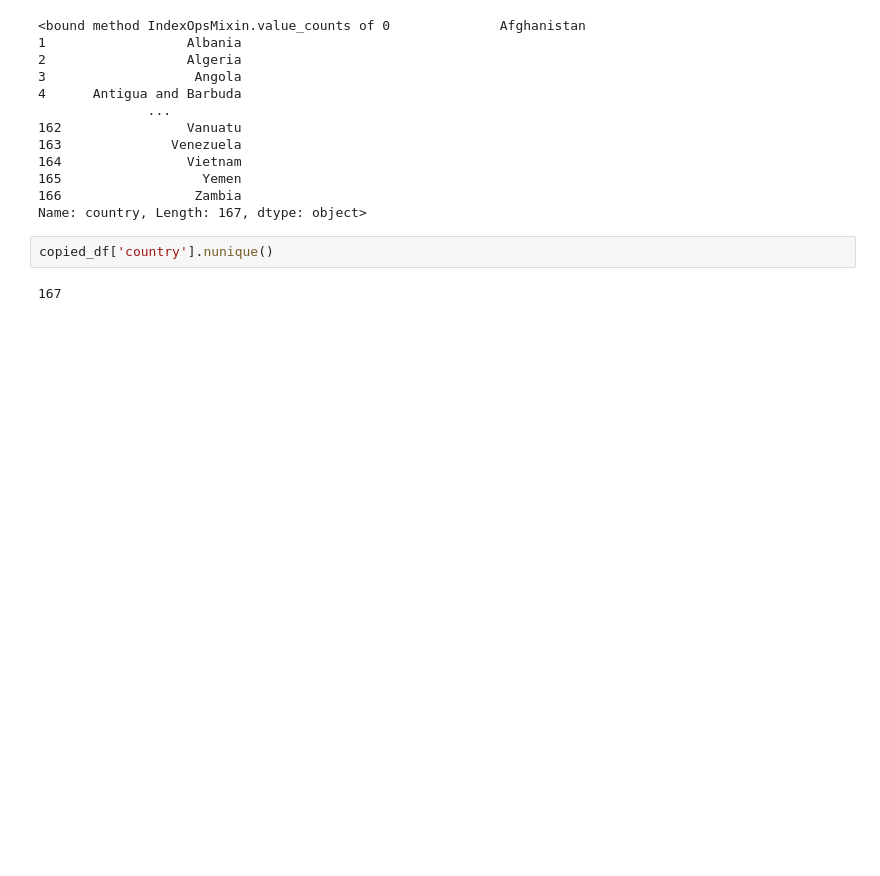
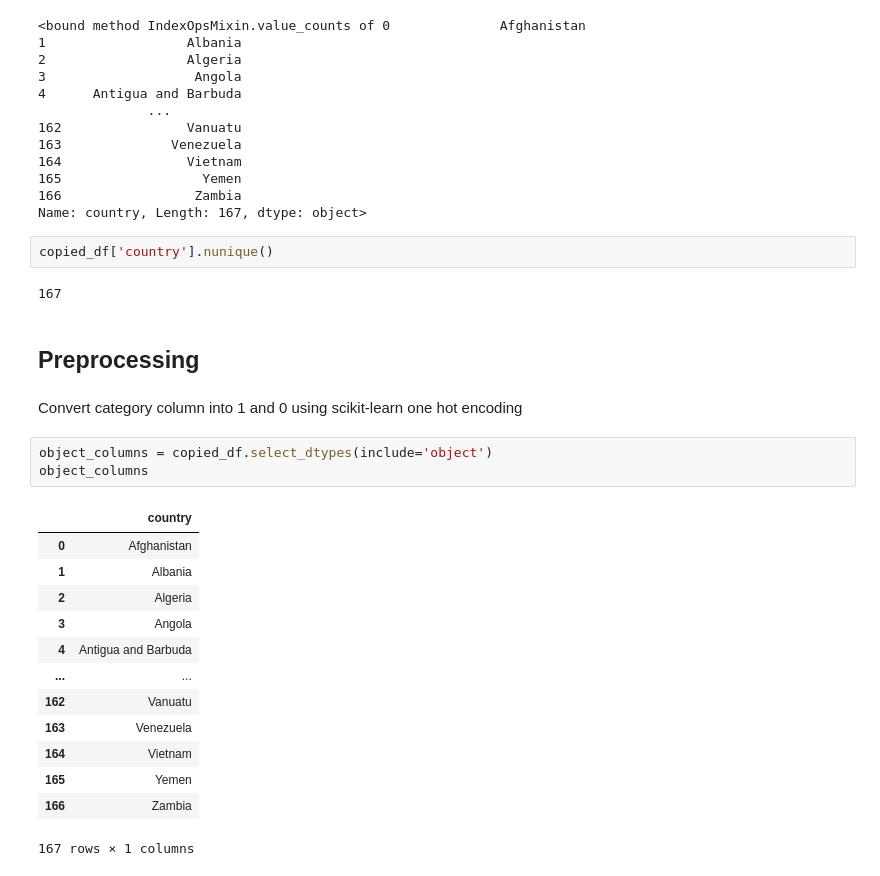
Before and after one commit to I-amyayi/Clustering-PCA, a Jupyter notebook: NGO.ipynb, the cells around one changed output. Saved outputs shown, nothing was run; the diff lists cells and outputs as text; blank space fills up the shorter version.

```diff
--- a/NGO.ipynb
+++ b/NGO.ipynb
@@ -117,3 +118,24 @@ Name: country, Length: 167, dtype: object>
 copied_df['country'].nunique()
 # %% [output]
 167
+# %% [markdown]
+## Preprocessing
+# %% [markdown]
+Convert category column into 1 and 0 using scikit-learn one hot encoding
+# %%
+object_columns = copied_df.select_dtypes(include='object')
+object_columns
+# %% [output]
+|  | country |
+| 0 | Afghanistan |
+| 1 | Albania |
+| 2 | Algeria |
+| 3 | Angola |
+| 4 | Antigua and Barbuda |
+| ... | ... |
+| 162 | Vanuatu |
+| 163 | Venezuela |
+| 164 | Vietnam |
+| 165 | Yemen |
+| 166 | Zambia |
+167 rows × 1 columns
```
Also changed, not shown: parts of 3 cells of this notebook.
